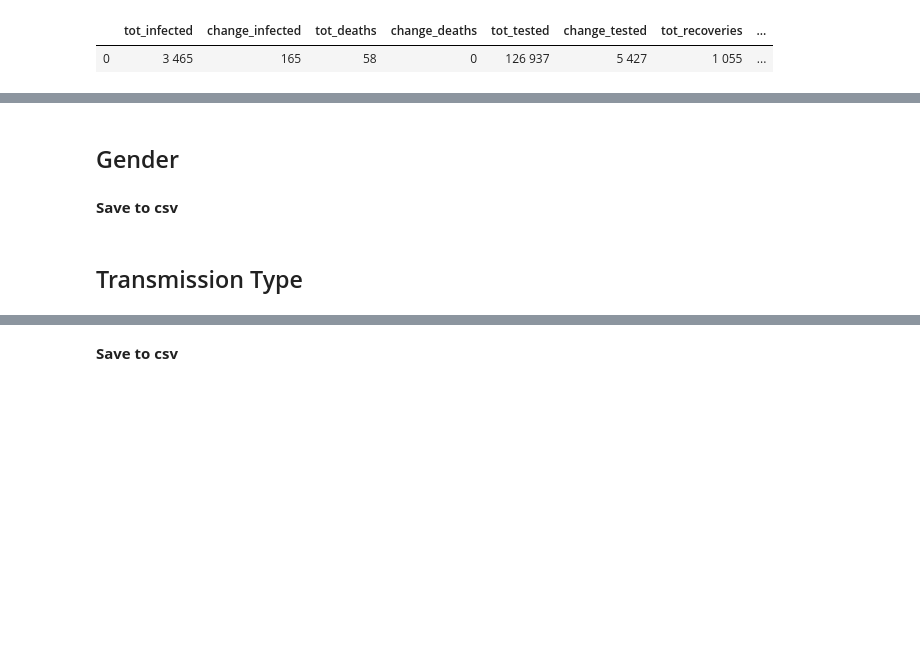
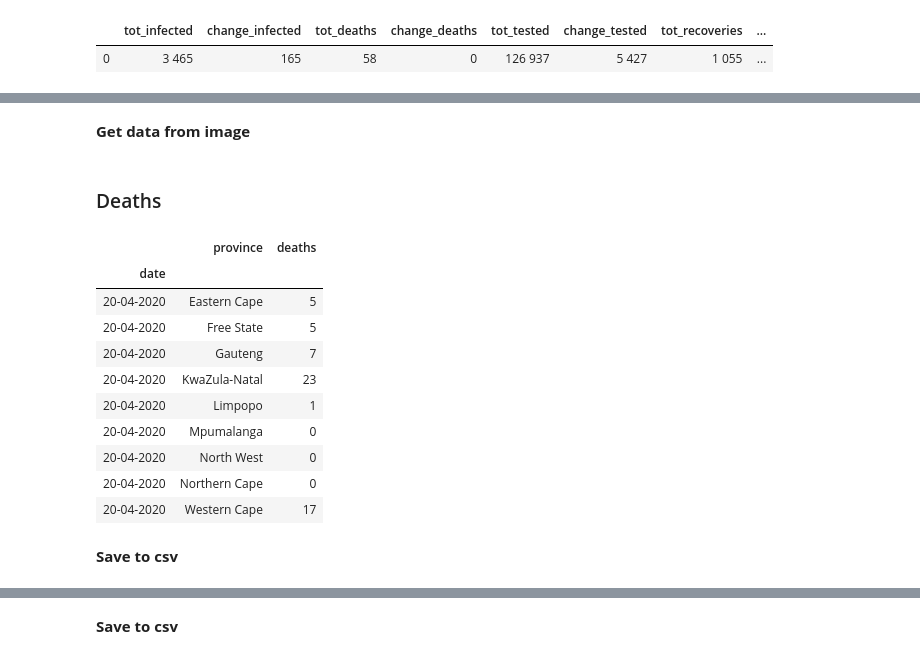
Before and after one commit to SimonRosen173/Covid19SAData, a Jupyter notebook: Data_Preprocessing.ipynb, the cells around one changed output, grey strips where cells are left out. Cells and saved outputs as stored; diff of their text form; code cells hidden in the pictures; blank space fills up the shorter version.

Commit message:
Added computer vision code to get data from nicd infographic. Added total recoveries per province pie chart

```diff
--- a/Data_Preprocessing.ipynb
+++ b/Data_Preprocessing.ipynb
@@ -937,2 +941,9 @@ For now this is just being done by hand. I.e. copying from official report.
+# %%
+img_path = "NICD_updates/NICD_Updates_04_21.jpg"
+# %% [markdown]
+**Get data from image**
+# %%
+date, prov_deaths_totals, prov_recovered_totals, prov_confirmed_totals, gen_totals = \
+    data_from_img.get_tot_data(img_path)
 # %% [markdown]
-## Gender
+### Deaths
@@ -944,3 +950,22 @@ For now this is just being done by hand. I.e. copying from official report.
+# %%
+prov_deaths_totals_df = pd.DataFrame([prov_deaths_totals])
+prov_deaths_totals_df['date'] = date
+prov_deaths_totals_df =prov_deaths_totals_df.melt(id_vars=['date'], var_name='province',
+                                                  value_name='deaths').set_index(['date'])
+prov_deaths_totals_df['province'] = prov_deaths_totals_df['province'].map(province_names)
+prov_deaths_totals_df
+# %% [output]
+|  | province | deaths |
+| date |  |  |
+| 20-04-2020 | Eastern Cape | 5 |
+| 20-04-2020 | Free State | 5 |
+| 20-04-2020 | Gauteng | 7 |
+| 20-04-2020 | KwaZula-Natal | 23 |
+| 20-04-2020 | Limpopo | 1 |
+| 20-04-2020 | Mpumalanga | 0 |
+| 20-04-2020 | North West | 0 |
+| 20-04-2020 | Northern Cape | 0 |
+| 20-04-2020 | Western Cape | 17 |
 # %% [markdown]
 **Save to csv**
 # %%
@@ -948,2 +972,0 @@ For now this is just being done by hand. I.e. copying from official report.
-# %% [markdown]
-## Transmission Type
```
Also changed, not shown: parts of 12 cells of this notebook, 27 other files.
